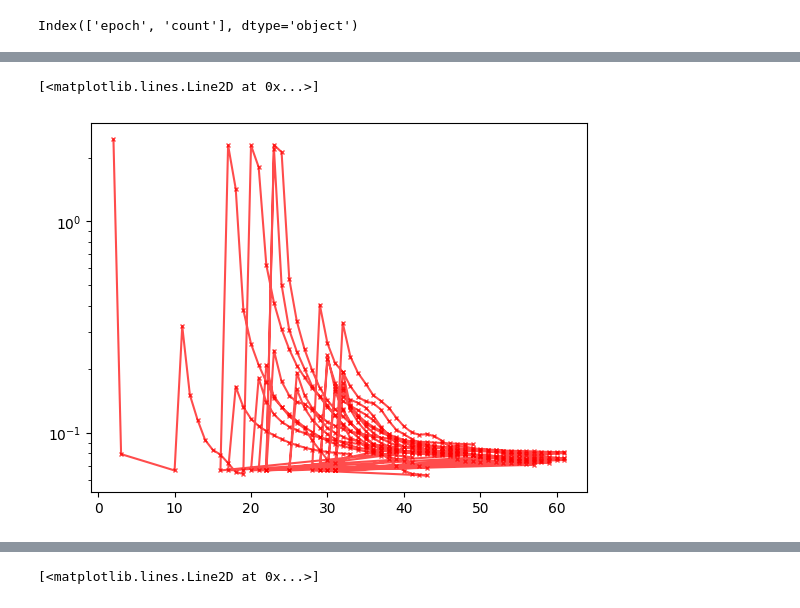
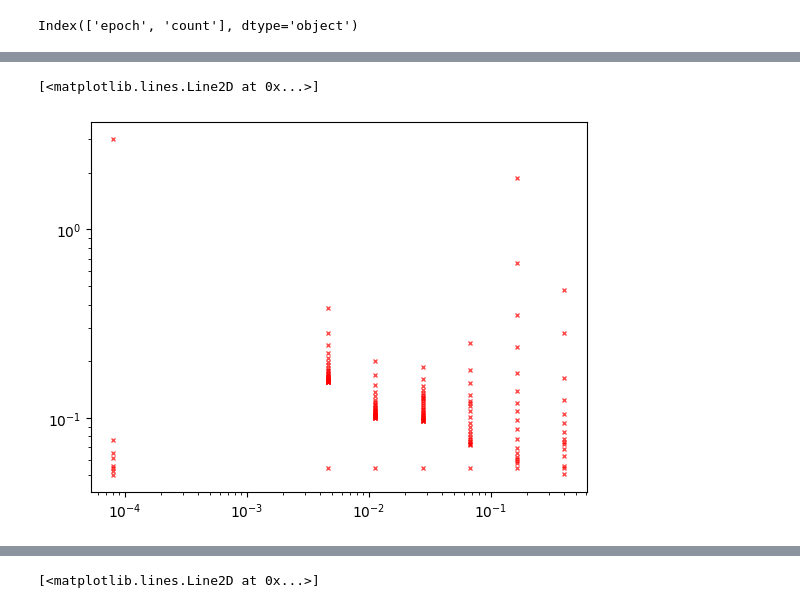
Before and after one commit to NREL/BUTTER-Empirical-Deep-Learning-Experimental-Framework, a Jupyter notebook: example/database_query_example.ipynb, the cells around one changed output, grey strips where cells are left out. Saved outputs shown, nothing was run; the diff lists cells and outputs as text; code cells hidden in the pictures.

```diff
--- a/example/database_query_example.ipynb
+++ b/example/database_query_example.ipynb
@@ -75,7 +78,7 @@ FROM
 WHERE TRUE
     AND s.id = d.id
     AND h.id = s.id
-    AND s.id = '7368b774-107b-482a-b44f-b8cc05de14ea'
+    AND s.id = 'c1a3792d-c30d-4b55-9ca4-d1bbcc59518c'
     AND e.experiment_id = h.experiment_id
 LIMIT 1;
 """)
@@ -87,6 +90,9 @@ LIMIT 1;
                 pyarrow.PythonFile(buffer, mode='r')).to_pandas()
 
         run_command = row[0]
+        from dmp.marshaling import marshal
+        run = marshal.demarshal(run_command)
+
         flat = flatten_json(row[0])
         for k, v in flat.items():
             if isinstance(v, list):
@@ -182,6 +270,6 @@ plt.semilogy(history['epoch'], history['test_loss'], '-xr', markersize=3.0, alph
 # %%
-retained= history.loc[history['retained'] == True]
-plt.semilogy(retained['fit_epoch'], retained['test_loss'], '-xr', markersize=3.0, alpha=.7)
+retained = history.loc[history["retained"] == True]
+plt.loglog((1 + retained['masked_parameter_count']) / retained['free_parameter_count'], retained['test_loss'], 'xr', markersize=3.0, alpha=.7)
 # %% [output]
 [<matplotlib.lines.Line2D at 0x...>]
-[figure, old version]
+[figure, new version]
```
Also changed, not shown: parts of 18 cells of this notebook, 4 other files.
